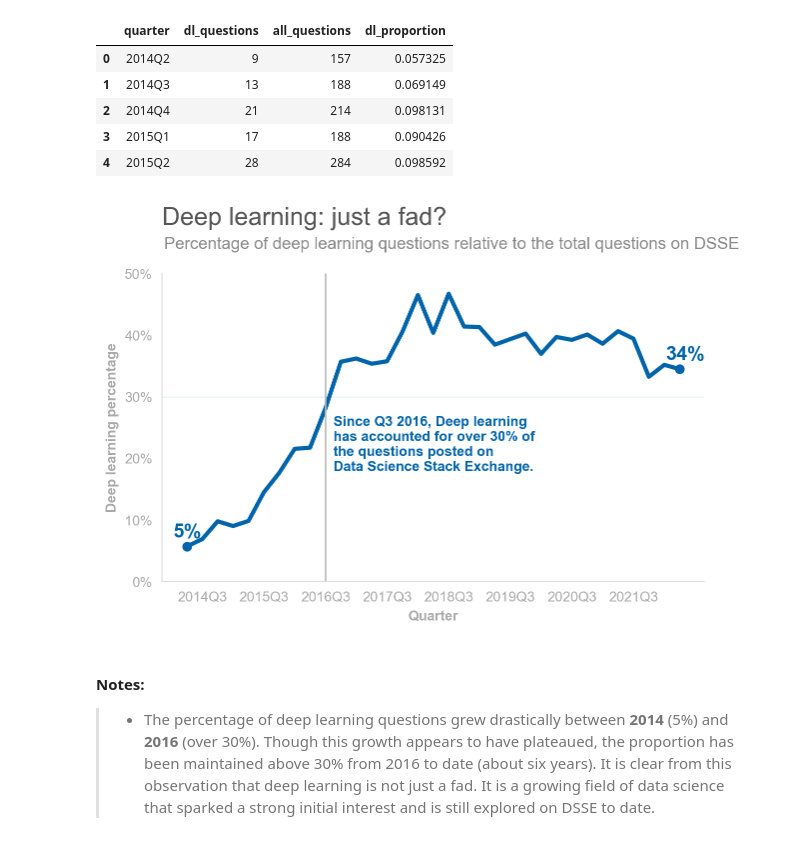
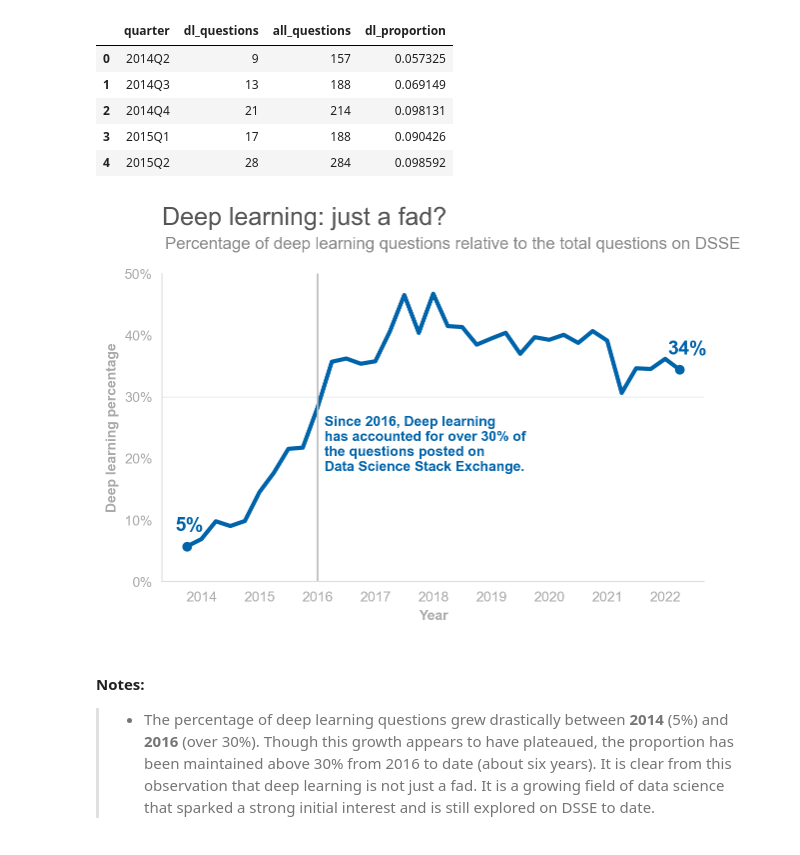
Before and after one commit to Lippins/Popular_DS_questions, a Jupyter notebook: notebook.ipynb, the cells around one changed output. Cells and saved outputs as stored; diff of their text form; code cells hidden in the pictures.

```diff
--- a/notebook.ipynb
+++ b/notebook.ipynb
@@ -198,8 +207,7 @@ _**Define:**_
 
 _**Code:**_
 # %%
-questions_clean.FavoriteCount.fillna(0, inplace = True)
-questions_clean.FavoriteCount = questions_clean.FavoriteCount.astype('int')
+questions_clean.drop(columns = "FavoriteCount", inplace=True)
 # %% [markdown]
 _**Test:**_
 # %%
@@ -294,14 +301,14 @@ aggregate_df.sort_values(by='count', ascending=False).head(10)
 
 To further investigate these observations, we can examine the relationship between the count column and other columns. In addition, we will visualize the popularity of the leading tags (_suspected at this point_), relative to other tags used on the site.
 # %%
-fig = plt.figure(figsize=(10,8))
+fig = plt.figure(figsize=(14,4))
 
 facets = col_dict['aggregate_names']
 leading_tags = ['machine-learning', 'python', 'deep-learning']
 
 # Generate count vs measure plots
-for index, col in zip(range(4), facets):
-    plt.subplot(2, 2, index+1)
+for index, col in zip(range(3), facets):
+    plt.subplot(1, 3, index+1)
     sns.regplot(data=aggregate_df, x='count', y=col,
                 color='#BABABA')
 
@@ -309,7 +316,7 @@ for index, col in zip(range(4), facets):
                 x='count', y=col,
                 c='#0064AB', alpha=0.5)
 
-    # Annotate the leadings
+    # Annotate the leading tags
     for tag in leading_tags:
         plt.text(x=aggregate_df.loc[tag, 'count']-60,
                  y=aggregate_df.loc[tag, col] - aggregate_df[col].max()/100,
@@ -317,12 +324,12 @@ for index, col in zip(range(4), facets):
                  fontsize=8, color='#0064AB', fontweight='bold',
                  ha='right')
 
+    y_ticks = [0, int(aggregate_df[col].max()/2), aggregate_df[col].max()]
     plt.xticks(color='gray', fontsize=8)
-    plt.yticks([0, int(aggregate_df[col].max()/2), aggregate_df[col].max()],
-               color='gray', fontsize=8)
+    plt.yticks(y_ticks, ["{:,}".format(t) for t in y_ticks], color='gray', fontsize=8)
     plt.xlabel('count', fontsize='9', fontweight='bold', alpha=0.3)
     plt.ylabel(col, fontsize='9', fontweight='bold', alpha=0.3)
-    plt.title('Popularity and {}'.format(col.split('_')[1].title()), weight='bold', alpha=0.4)
+    plt.title('Popularity and {}'.format(col.split('_')[1].title()), weight='bold', alpha=0.6)
 
 # Set attributes common to all plots
 axes_list = fig.get_axes()
@@ -330,10 +337,14 @@ for ax in axes_list:
     for loc in ['left', 'bottom', 'top', 'right']:
         ax.spines[loc].set_color('#DDD')
     ax.tick_params(left=False, bottom=False)
+    sns.despine()
 
 # Plot title
-axes_list[0].text(x= 1600, y= 2100, fontsize=20, fontweight='bold', alpha=0.5,
-                  s='Most Popular DSSE Tags')
+axes_list[0].text(x= -100, y= 2500, fontsize=20, fontweight='bold', alpha=0.7,
+                  s='Most Popular DSSE Tags', color='#0064AB')
+
+axes_list[0].text(x= 3500, y= 2500, fontsize=20, fontweight='bold', alpha=0.4,
+                  s='vs Other Tags')
 
 plt.subplots_adjust(hspace=0.3, wspace=0.3);
 # %% [output]
@@ -560,7 +571,7 @@ For consistency, we will remove all records for Q3, 2022 from our dataframe.
 all_questions['quarter'] = pd.PeriodIndex(all_questions.CreationDate, freq='Q')
 all_questions['quarter'] = all_questions['quarter'].astype(str)
 
-# Remove records for Q3, 2022
-all_questions = all_questions.query('quarter != "2022Q3"')
-all_questions.sample(3)
+# Remove records for Q1, 2023
+all_questions = all_questions.query('quarter != "2023Q1"')
+all_questions.quarter.unique()
 # %% [output]
@@ -590,45 +612,45 @@ by_quarter.head()
 | 4 | 2015Q2 | 28 | 284 | 0.098592 |
 # %%
 # Identify start and end deep learning proportion
-end_proportion = by_quarter.iloc[32, 3]
+end_proportion = by_quarter.iloc[34, 3]
 start_proportion = by_quarter.iloc[0, 3]
 
 # Base figure
 fig = plt.figure(figsize=(7, 4))
 plt.plot(by_quarter['quarter'], by_quarter['dl_proportion'], color='#0064AB', linewidth=3)
-plt.scatter(x=[0, 32], y=[start_proportion, end_proportion], color='#0064AB')
+plt.scatter(x=[0, 34], y=[start_proportion, end_proportion], color='#0064AB')
 
 # Ticks and labels
 ticks = by_quarter['quarter']
-labels = [x if x[-2:] == 'Q3' else '' for x in ticks]
+labels = [x[:4] if x[-2:] == 'Q3' else '' for x in ticks]
 plt.xticks(ticks, labels, color='#AAA')
 plt.yticks(np.arange(0, 0.6, 0.1), ['0%', '10%', '20%', '30%', '40%', '50%'], color='#AAA')
-plt.xlabel('Quarter', color='#AAA', fontsize=10, weight='bold')
+plt.xlabel('Year', color='#AAA', fontsize=10, weight='bold')
 plt.ylabel('Deep learning percentage', color='#AAA', fontsize=10, weight='bold')
 
 # Plot title and dividers
 plt.title('Deep learning: just a fad?', color='#555', size=18, loc='left', pad=35)
 plt.axhline(y=0.3, alpha=0.1, linewidth=1)
 plt.axvline(x=9, linewidth=1, color='#BABABA')
 
 # Annotations
 plt.text(x=-1.5, y=0.54, color='#888', size=12,
          s='Percentage of deep learning questions relative to the total questions on DSSE')
-plt.text(x=9.5, y=0.18, s='Since Q3 2016, Deep learning\nhas accounted for over 30% '\
+plt.text(x=9.5, y=0.18, s='Since 2016, Deep learning\nhas accounted for over 30% '\
          +'of\nthe questions posted on\nData Science Stack Exchange.', size=10,
         color='#0064AB', weight='bold')
-for loc, prop in zip([0, 32], [start_proportion, end_proportion]):
-    plt.text(x=loc-0.9, y=prop+0.015, s= str(int(prop*100))+'%',
+for loc, prop in zip([0, 34], [start_proportion, end_proportion]):
+    plt.text(x=loc-0.8, y=prop+0.025, s= str(int(prop*100))+'%',
              color='#0064AB', weight='bold', size=14)
 
 # Declutter plot
 ax = fig.get_axes()[0]
 for loc in ['left', 'bottom', 'top', 'right']:
     ax.spines[loc].set_color('#DDD')
 ax.tick_params(bottom=False, left=False)
 sns.despine();
 # %% [output]
-[figure, old version]
+[figure, new version]
 # %% [markdown]
 #### Notes:
 >- The percentage of deep learning questions grew drastically between **2014** (5%) and **2016** (over 30%). Though this growth appears to have plateaued, the proportion has been maintained above 30% from 2016 to date (about six years). It is clear from this observation that deep learning is not just a fad. It is a growing field of data science that sparked a strong initial interest and is still explored on DSSE to date.
```
Also changed, not shown: parts of 21 cells of this notebook, 2 other files.
